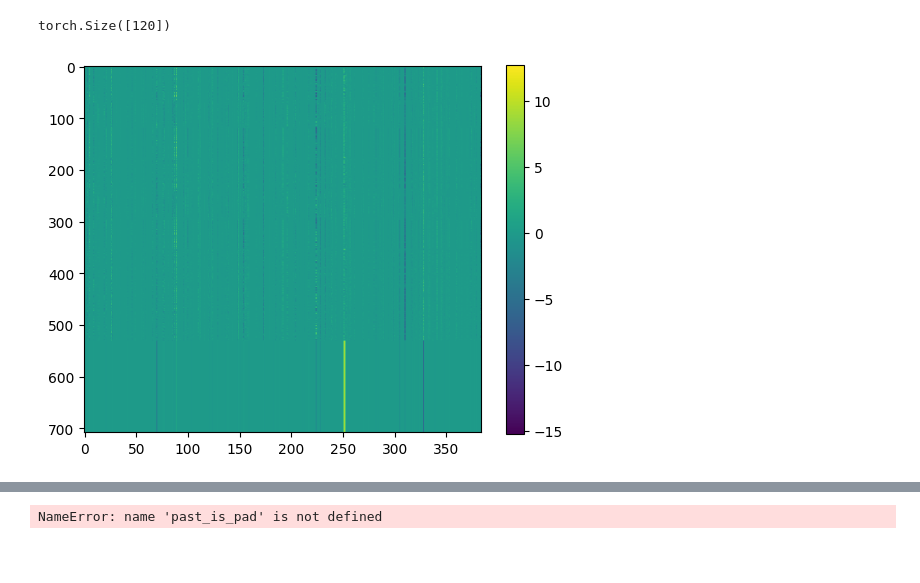
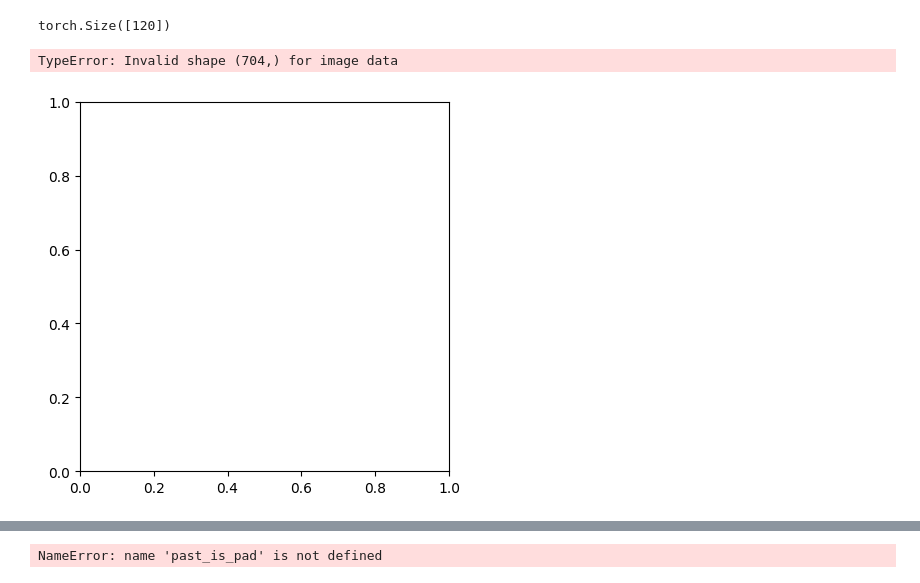
Before and after one commit to sirrus98/uni2ts, a Jupyter notebook: example/dataloader_test.ipynb, the cells around one changed output, grey strips where cells are left out. Cells and saved outputs as stored; diff of their text form; code cells hidden in the pictures; blank space fills up the shorter version.

```diff
--- a/example/dataloader_test.ipynb
+++ b/example/dataloader_test.ipynb
@@ -93,9 +96,9 @@ def comb(data):
     patched_label, _, _, _, _, _ = _convert(
         context_length=pad_label.shape[1],
         patch_size=patch_size_int[0],
-        past_target=pad_label.unsqueeze(-1),
+        past_target=pad_label,
         past_observed_target=past_observed_target,
-        past_is_pad=past_is_pad[:,:,0].unsqueeze(-1), )
+        past_is_pad=past_is_pad, )
 
     patched_label = (patched_label == 1).any(dim=2)
 
@@ -105,7 +108,7 @@ def comb(data):
     # print(past_is_pad[:,:,0].unsqueeze(-1).shape)
     # print(patched_label.shape)
 
-    assert patched_label.shape[1] * pad_sequence.shape[-1] == target.shape[1]
+    assert patched_label.shape[1]== target.shape[1]
 
     return (target, observed_mask, sample_id, time_id, variate_id, prediction_mask, patch_size), patched_label
 
@@ -125,7 +128,7 @@ def comb(data):
 # return target, observed_mask, sample_id, time_id, variate_id, prediction_mask, label
 # %%
 dataset = RNSDataloader('data_cache')
-dataloader = DataLoader(dataset, batch_size=32, shuffle=False, collate_fn=comb)
+dataloader = DataLoader(dataset, batch_size=2, shuffle=True, collate_fn=comb)
 data_zip, label = next(iter(dataloader))
 target, observed_mask, sample_id, time_id, variate_id, prediction_mask, patch_size = data_zip
 # %%
@@ -676,9 +738,10 @@ test_label = label[0][sample_id[0][:label[0].shape[0]] == 1]
 # %% [output]
 torch.Size([120])
 # %%
-plt.imshow(encoded_rep.detach()[0])
-plt.gca().set_aspect(0.5)
+plt.imshow(prediction_mask[0])
+plt.gca().set_aspect(100)
 plt.colorbar()
 plt.show()
 # %% [output]
+TypeError: Invalid shape (704,) for image data
-[figure, old version]
+[figure, new version]
```
Also changed, not shown: parts of 18 cells of this notebook, 2 other files.
